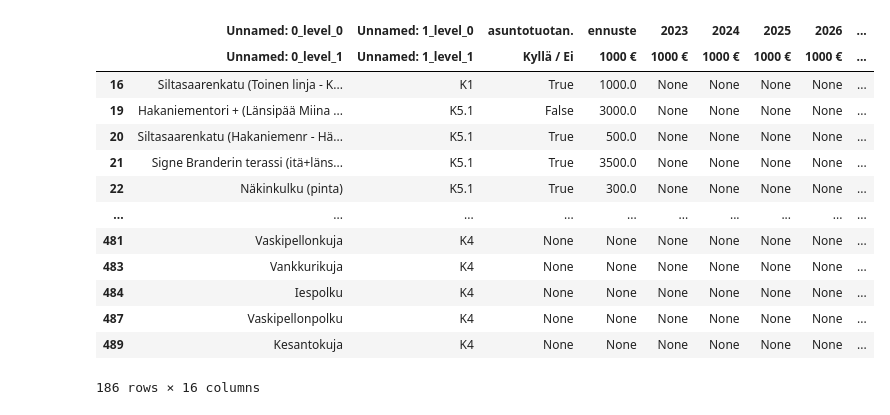
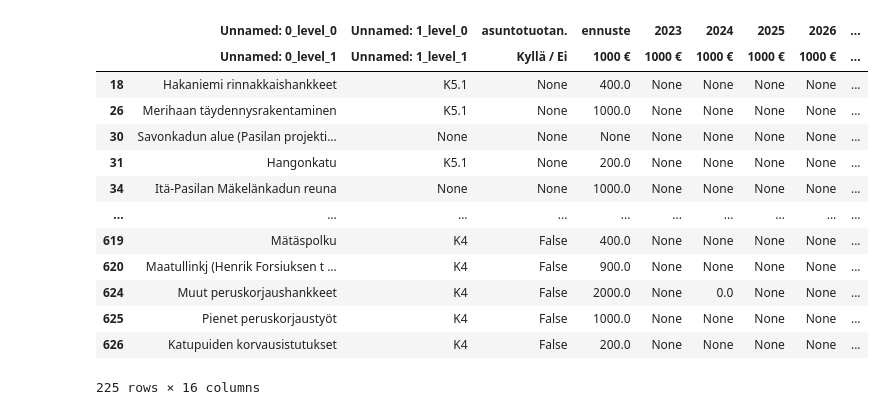
Before and after one commit to City-of-Helsinki/infraohjelmointi-api, a Jupyter notebook: infraohjelmointi_api/mock_data/script_test.ipynb, the cells around one changed output. Cells and saved outputs as stored; diff of their text form; code cells hidden in the pictures.

```diff
--- a/infraohjelmointi_api/mock_data/script_test.ipynb
+++ b/infraohjelmointi_api/mock_data/script_test.ipynb
@@ -3,52 +3,52 @@ import pandas as pd
 import numpy as np
 import datetime
 # %%
-budget_23 = pd.concat(
+budgetExcel = pd.concat(
     pd.read_excel("TALOUSARVIO 23.xlsx", sheet_name=None, header=[ 10, 11]),
     ignore_index=True,
 )
-if len(budget_23.columns) != 31:
+if len(budgetExcel.columns) != 31:
     raise Exception("Sheets don't follow the same pattern")
 # Dropping columns we don't need
-budget_23 = budget_23.drop(
-    budget_23.columns[[3, 4, 5, 7, 8, 9, 10, 11, 12, 13, 14, 15, 16, 17, 18]],
+budgetExcel = budgetExcel.drop(
+    budgetExcel.columns[[3, 4, 5, 7, 8, 9, 10, 11, 12, 13, 14, 15, 16, 17, 18]],
     axis=1,
 )
 # replace yes and no in the housing column
-budget_23.iloc[:, 2] = budget_23.iloc[:, 2].map({"K": True, "E": False})
+budgetExcel.iloc[:, 2] = budgetExcel.iloc[:, 2].map({"K": True, "E": False})
 
 # CHANGE THIS HERE TO ONLY GET PROJECTS AND NOT MISS ANY PROJECT
-budget_23 = budget_23[budget_23[budget_23.columns[15]].notna() | budget_23[budget_23.columns[1]].notna()| budget_23[budget_23.columns[2]].notna() | budget_23[budget_23.columns[14]].notna()]
-budget_23 = budget_23.replace({np.nan: None, "?": None})
+budgetExcel = budgetExcel[budgetExcel[budgetExcel.columns[15]].notna() | budgetExcel[budgetExcel.columns[1]].notna()| budgetExcel[budgetExcel.columns[2]].notna() | budgetExcel[budgetExcel.columns[14]].notna()]
+budgetExcel = budgetExcel.replace({np.nan: None, "?": None})
 
 
 # currYear = datetime.date.today().year
 # financeShift = list(budget_23.columns.get_level_values(0))[4] - currYear - 1
 # if financeShift != 0:
 #     finance_df = budget_23.iloc[:, 4:14]
 #     budget_23.iloc[:, 4:14] = finance_df.shift(financeShift, axis=1)
 
 # projects with Ids available
-budget_23_only_Ids=budget_23[budget_23[budget_23.columns[15]].apply(type)==int]
+budgetExcel_Ids=budgetExcel[budgetExcel[budgetExcel.columns[15]].apply(type)==int]
 # projects with no Ids available
-budget_23_no_Ids = budget_23[budget_23[budget_23.columns[15]].apply(type)!=int]
+budgetExcel_no_Ids = budgetExcel[budgetExcel[budgetExcel.columns[15]].apply(type)!=int]
 
 
 
-budget_23_only_Ids
+budgetExcel_no_Ids
 # %% [output]
 |  | Unnamed: 0_level_0 | Unnamed: 1_level_0 | asuntotuotan. | ennuste | 2023 | 2024 | 2025 | 2026 | ... |
 |  | Unnamed: 0_level_1 | Unnamed: 1_level_1 | Kyllä / Ei | 1000 € | 1000 € | 1000 € | 1000 € | 1000 € | ... |
-| 16 | Siltasaarenkatu (Toinen linja - K... | K1 | True | 1000.0 | None | None | None | None | ... |
-| 19 | Hakaniementori + (Länsipää Miina ... | K5.1 | False | 3000.0 | None | None | None | None | ... |
-| 20 | Siltasaarenkatu (Hakaniemenr - Hä... | K5.1 | True | 500.0 | None | None | None | None | ... |
-| 21 | Signe Branderin terassi (itä+läns... | K5.1 | True | 3500.0 | None | None | None | None | ... |
-| 22 | Näkinkulku (pinta) | K5.1 | True | 300.0 | None | None | None | None | ... |
+| 18 | Hakaniemi rinnakkaishankkeet | K5.1 | None | 400.0 | None | None | None | None | ... |
+| 26 | Merihaan täydennysrakentaminen | K5.1 | None | 1000.0 | None | None | None | None | ... |
+| 30 | Savonkadun alue (Pasilan projekti... | None | None | None | None | None | None | None | ... |
+| 31 | Hangonkatu | K5.1 | None | 200.0 | None | None | None | None | ... |
+| 34 | Itä-Pasilan Mäkelänkadun reuna | None | None | 1000.0 | None | None | None | None | ... |
 | ... | ... | ... | ... | ... | ... | ... | ... | ... | ... |
-| 481 | Vaskipellonkuja | K4 | None | None | None | None | None | None | ... |
-| 483 | Vankkurikuja | K4 | None | None | None | None | None | None | ... |
-| 484 | Iespolku | K4 | None | None | None | None | None | None | ... |
-| 487 | Vaskipellonpolku | K4 | None | None | None | None | None | None | ... |
-| 489 | Kesantokuja | K4 | None | None | None | None | None | None | ... |
+| 619 | Mätäspolku | K4 | False | 400.0 | None | None | None | None | ... |
+| 620 | Maatullinkj (Henrik Forsiuksen t ... | K4 | False | 900.0 | None | None | None | None | ... |
+| 624 | Muut peruskorjaushankkeet | K4 | False | 2000.0 | None | 0.0 | None | None | ... |
+| 625 | Pienet peruskorjaustyöt | K4 | False | 1000.0 | None | None | None | None | ... |
+| 626 | Katupuiden korvausistutukset | K4 | False | 200.0 | None | None | None | None | ... |
-186 rows × 16 columns
+225 rows × 16 columns
 # %%
```
Also changed, not shown: parts of 7 cells of this notebook.
